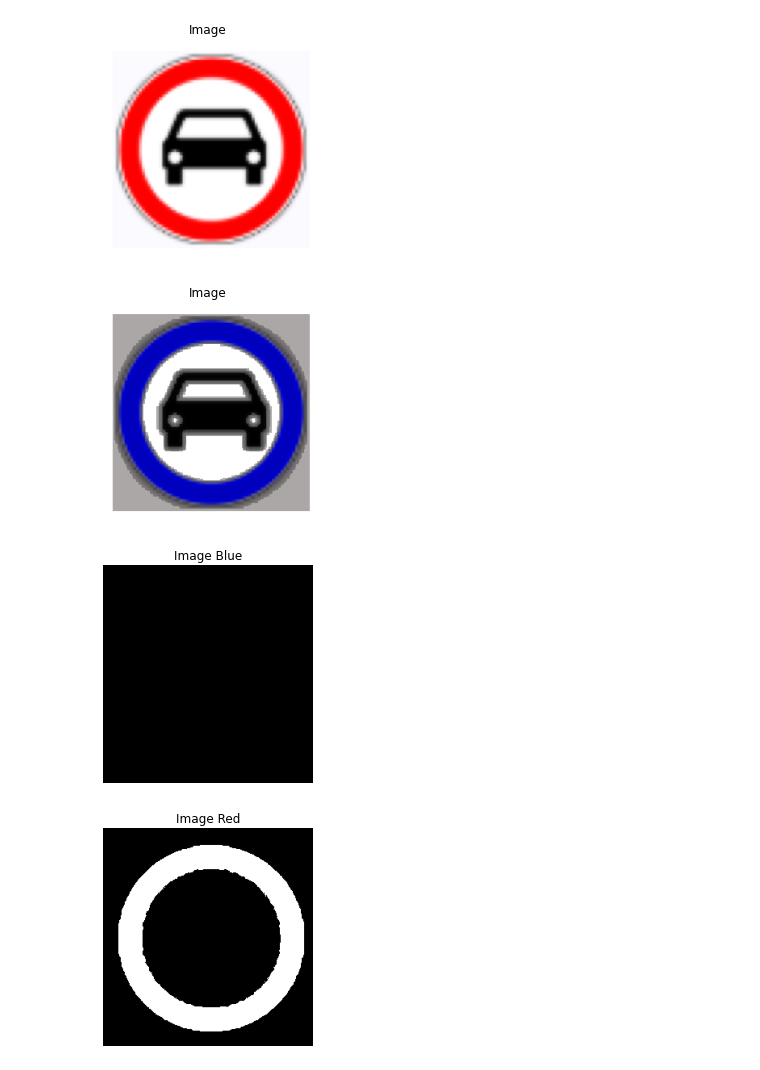
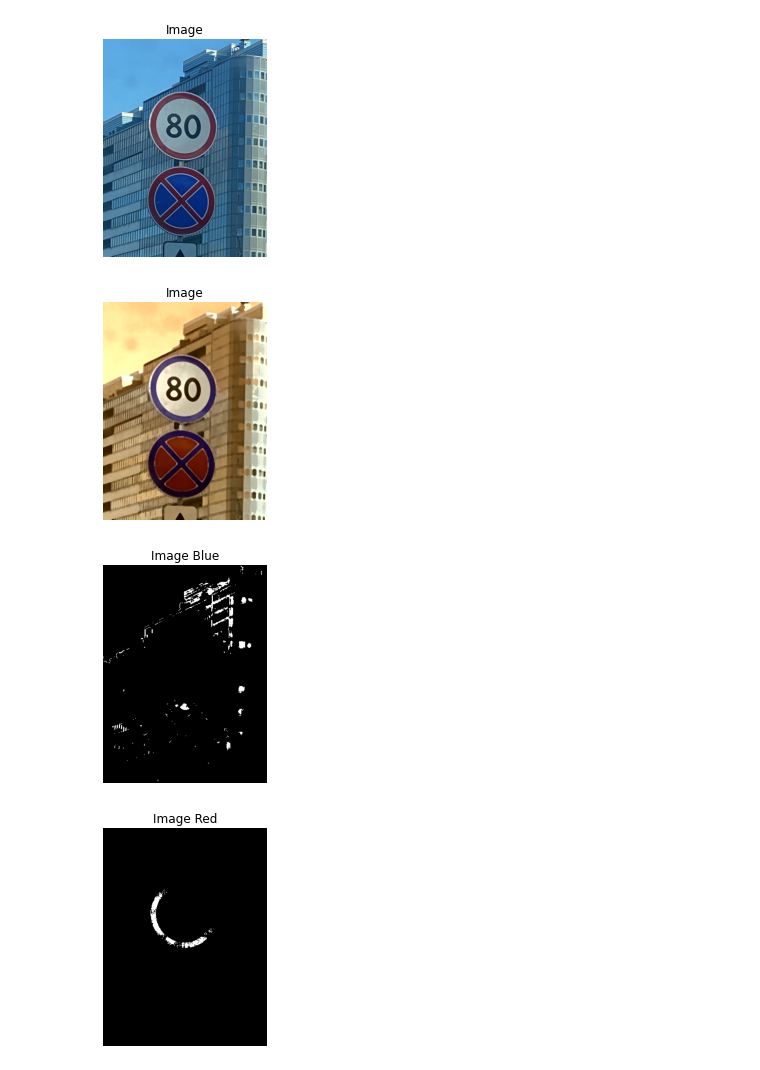
Before and after one commit to tomasfgon/FEUP-VC, a Jupyter notebook: src/main.ipynb, the cells around one changed output. Drawn from its saved outputs; the diff is of its cells as text; code cells hidden in the pictures.

```diff
--- a/src/main.ipynb
+++ b/src/main.ipynb
@@ -1,21 +1,21 @@
 # %%
 import cv2
 import os
 from matplotlib import pyplot as plt
 import numpy as np
 
-dataDir = '../dataset/images' # Change this, according to your images' directory path
+dataDir = '../dataset/images'
 
-img = cv2.imread(os.path.join(dataDir, 'redcircle.png')) # Change this, according to your image's path
+img = cv2.imread(os.path.join(dataDir, 'road494.png'))
 
 img_rgb = cv2.cvtColor(img, cv2.COLOR_BGR2RGB)
 
 plt.imshow(img_rgb)
 plt.title('Image')
 plt.axis('off')
 plt.show()
 # %% [output]
-[figure, old version]
+[figure, new version]
 # %%
 # Image Pre-processing
 
@@ -31,19 +31,16 @@ imgBetterLighting = cv2.cvtColor(imgYUV, cv2.COLOR_YUV2BGR)
 
 imgWithMedianFilter = cv2.medianBlur(imgBetterLighting, 5)
 
-plt.imshow(imgBetterLighting)
+plt.imshow(imgWithMedianFilter)
 plt.title('Image')
 plt.axis('off')
 plt.show()
 # %% [output]
-[figure, old version]
+[figure, new version]
 # %%
 img_hsv = cv2.cvtColor(imgWithMedianFilter, cv2.COLOR_BGR2HSV)
 # %%
 # Image Segmentation
-
-
-
 
 #set the bounds for the red hue
 lower_red_n1 = np.array([0,70,60])
@@ -75,8 +72,8 @@ plt.title('Image Red')
 plt.axis('off')
 plt.show()
 # %% [output]
-[figure, old version]
+[figure, new version]
-[figure, old version]
+[figure, new version]
 # %%
 # Image Thresholding and Morphological Operations
 
```
Also changed, not shown: parts of 2 cells of this notebook.
